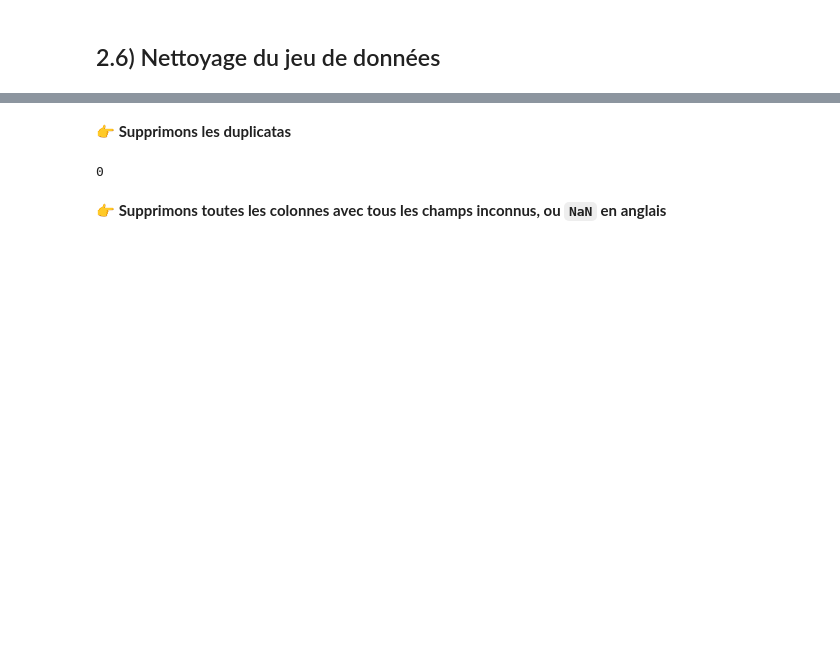
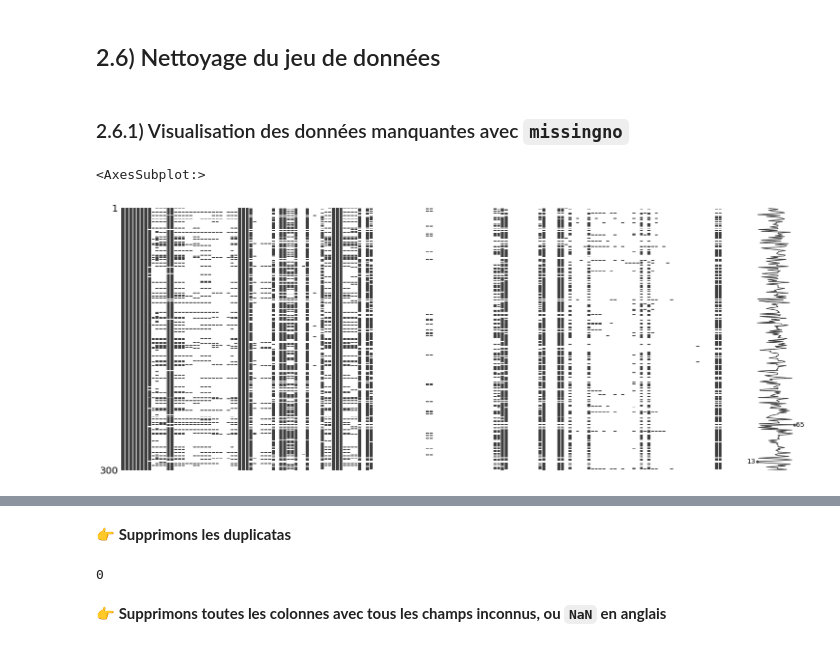
Before and after one commit to SowMobo/app_p1Sante, a Jupyter notebook: p1Sante_01_nootebookNettoyage.ipynb, the cells around one changed output, grey strips where cells are left out. Cells and saved outputs as stored; diff of their text form; code cells hidden in the pictures; blank space fills up the shorter version.

```diff
--- a/p1Sante_01_nootebookNettoyage.ipynb
+++ b/p1Sante_01_nootebookNettoyage.ipynb
@@ -150,2 +220,10 @@ Les 162 champs sont repartis sur quatre catégaries:
 # %% [markdown]
 ## 2.6) Nettoyage du jeu de données
+# %% [markdown]
+### 2.6.1) Visualisation des données manquantes avec `missingno`
+# %%
+%matplotlib inline
+msno.matrix(df_foods.sample(300))
+# %% [output]
+<AxesSubplot:>
+[figure, added]
```
Also changed, not shown: parts of 45 cells of this notebook, 1 other file.
